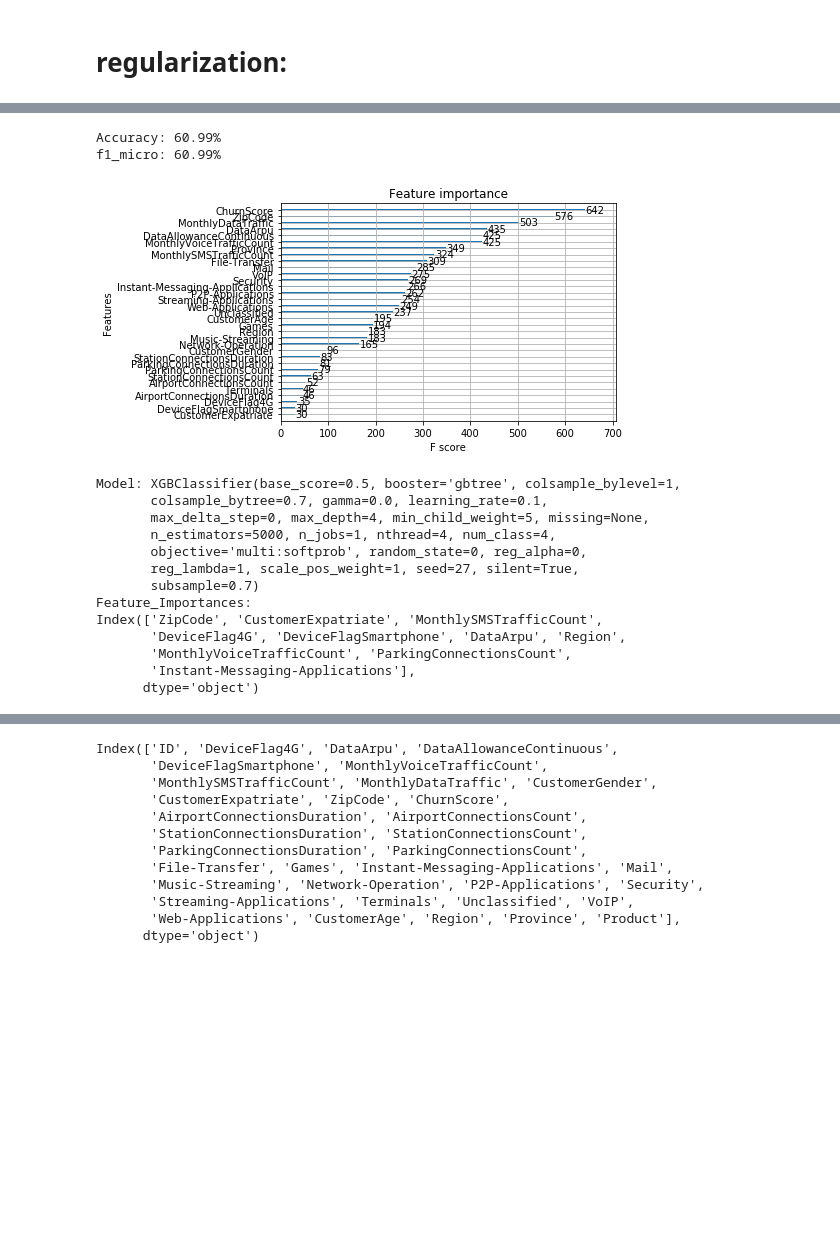
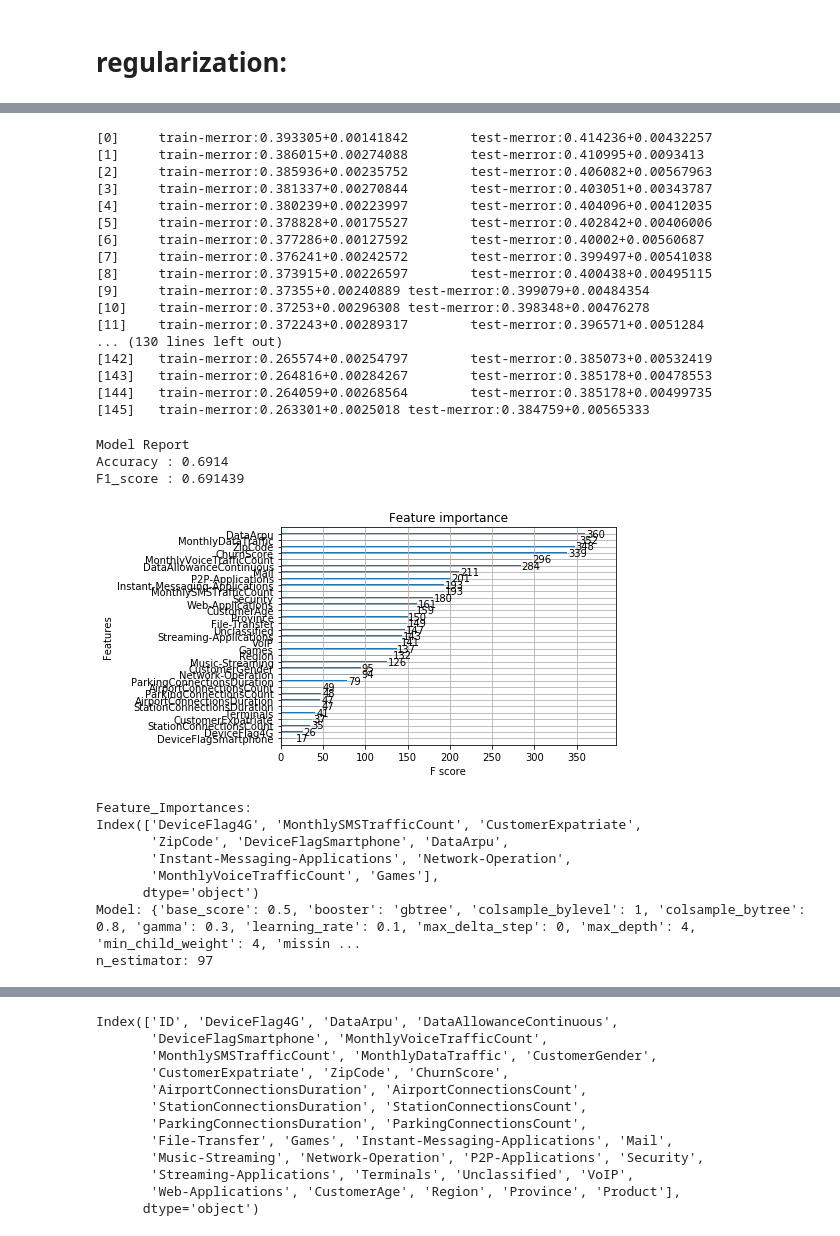
Before and after one commit to EugenioTL/Vodafone_Challenge, a Jupyter notebook: XGBoost_Tuning.ipynb, the cells around one changed output, grey strips where cells are left out. Cells and saved outputs as stored; diff of their text form; code cells hidden in the pictures; blank space fills up the shorter version.

```diff
--- a/XGBoost_Tuning.ipynb
+++ b/XGBoost_Tuning.ipynb
@@ -340,7 +420,7 @@ param_test4 = {
     'subsample':[i/10.0 for i in range(6,10)],
     'colsample_bytree':[i/10.0 for i in range(6,10)]
 }
-gsearch4 = GridSearchCV(estimator = XGBClassifier( learning_rate =learning_rate, n_estimators=177, max_depth=max_depth,
+gsearch4 = GridSearchCV(estimator = XGBClassifier( learning_rate =learning_rate, n_estimators=n_estimators, max_depth=max_depth,
                                         min_child_weight=min_child_weight, gamma=gamma, subsample=subsample, colsample_bytree=colsample_bytree,
                                         objective='multi:softprob', num_class=4, nthread=4, scale_pos_weight=1,seed=27),
                        param_grid = param_test4, scoring='f1_micro',n_jobs=4,iid=False, cv=cv, verbose=1)
@@ -379,9 +459,9 @@ subsample,colsample_bytree
 #Choose all predictors except target & IDcols
 param_test5 = {
     'subsample':[i/100.0 for i in range(int(subsample*100-5),int(subsample*100+5),5)],
-    'colsample_bytree':[i/100.0 for i in range(int(subsample*100-5),int(subsample*100+5),5)]
+    'colsample_bytree':[i/100.0 for i in range(int(colsample_bytree*100-5),int(colsample_bytree*100+5),5)]
 }
-gsearch5 = GridSearchCV(estimator = XGBClassifier( learning_rate =learning_rate, n_estimators=177, max_depth=max_depth,
+gsearch5 = GridSearchCV(estimator = XGBClassifier( learning_rate =learning_rate, n_estimators=n_estimators, max_depth=max_depth,
                                         min_child_weight=min_child_weight, gamma=gamma, subsample=subsample, colsample_bytree=colsample_bytree,
                                         objective='multi:softprob', num_class=4, nthread=4, scale_pos_weight=1,seed=27),
                        param_grid = param_test5, scoring='f1_micro',n_jobs=4,iid=False, cv=cv, verbose=1)
@@ -437,7 +517,7 @@ reg_alpha
 param_test7 = {
     'reg_alpha':[0, 0.001, 0.005, 0.01, 0.05]
 }
-gsearch7 = GridSearchCV(estimator = XGBClassifier( learning_rate =learning_rate, n_estimators=177, max_depth=max_depth,
+gsearch7 = GridSearchCV(estimator = XGBClassifier( learning_rate =learning_rate, n_estimators=n_estimators, max_depth=max_depth,
                                         min_child_weight=min_child_weight, gamma=gamma, subsample=subsample, colsample_bytree=colsample_bytree,
                                         objective='multi:softprob', num_class=4, nthread=4, scale_pos_weight=1,seed=27),
                        param_grid = param_test7, scoring='f1_micro',n_jobs=4,iid=False, cv=cv,verbose=1)
@@ -473,5 +553,5 @@ xgb3 = XGBClassifier(
         nthread=4,
         scale_pos_weight=1,
         seed=27)
-modelfit(xgb3, train, test, predictors)
+n_estimators = modelfit(xgb3, train, predictors)
 # %% [output]
@@ -494,33 +587,46 @@ Index(['ZipCode', 'CustomerExpatriate', 'MonthlySMSTrafficCount',
 # %%
 xgb4 = XGBClassifier(
-        learning_rate =learning_rate,
-        n_estimators=5000,
+        learning_rate =0.1,
+        n_estimators=209,
         max_depth=max_depth,
         min_child_weight=min_child_weight,
         gamma=gamma,
         subsample=subsample,
         colsample_bytree=colsample_bytree,
         reg_alpha=reg_alpha,
         objective='multi:softprob',
         num_class=4,
         nthread=4,
         scale_pos_weight=1,
         seed=27)
-modelfit(xgb4, train, test, predictors)
+n_estimators = modelfit(xgb4, train, predictors)
 # %% [output]
-Accuracy: 60.99%
-f1_micro: 60.99%
+[0]     train-merror:0.393305+0.00141842        test-merror:0.414236+0.00432257
+[1]     train-merror:0.386015+0.00274088        test-merror:0.410995+0.0093413
+[2]     train-merror:0.385936+0.00235752        test-merror:0.406082+0.00567963
+[3]     train-merror:0.381337+0.00270844        test-merror:0.403051+0.00343787
+[4]     train-merror:0.380239+0.00223997        test-merror:0.404096+0.00412035
+[5]     train-merror:0.378828+0.00175527        test-merror:0.402842+0.00406006
+[6]     train-merror:0.377286+0.00127592        test-merror:0.40002+0.00560687
+[7]     train-merror:0.376241+0.00242572        test-merror:0.399497+0.00541038
+[8]     train-merror:0.373915+0.00226597        test-merror:0.400438+0.00495115
+[9]     train-merror:0.37355+0.00240889 test-merror:0.399079+0.00484354
+[10]    train-merror:0.37253+0.00296308 test-merror:0.398348+0.00476278
+[11]    train-merror:0.372243+0.00289317        test-merror:0.396571+0.0051284
+... (130 lines left out)
+[142]   train-merror:0.265574+0.00254797        test-merror:0.385073+0.00532419
+[143]   train-merror:0.264816+0.00284267        test-merror:0.385178+0.00478553
+[144]   train-merror:0.264059+0.00268564        test-merror:0.385178+0.00499735
+[145]   train-merror:0.263301+0.0025018 test-merror:0.384759+0.00565333
+Model Report
+Accuracy : 0.6914
+F1_score : 0.691439
-[figure, old version]
+[figure, new version]
-Model: XGBClassifier(base_score=0.5, booster='gbtree', colsample_bylevel=1,
-       colsample_bytree=0.7, gamma=0.0, learning_rate=0.1,
-       max_delta_step=0, max_depth=4, min_child_weight=5, missing=None,
-       n_estimators=5000, n_jobs=1, nthread=4, num_class=4,
-       objective='multi:softprob', random_state=0, reg_alpha=0,
-       reg_lambda=1, scale_pos_weight=1, seed=27, silent=True,
-       subsample=0.7)
-Feature_Importances:
-Index(['ZipCode', 'CustomerExpatriate', 'MonthlySMSTrafficCount',
-       'DeviceFlag4G', 'DeviceFlagSmartphone', 'DataArpu', 'Region',
-       'MonthlyVoiceTrafficCount', 'ParkingConnectionsCount',
-       'Instant-Messaging-Applications'],
-      dtype='object')
+Feature_Importances:
+Index(['DeviceFlag4G', 'MonthlySMSTrafficCount', 'CustomerExpatriate',
+       'ZipCode', 'DeviceFlagSmartphone', 'DataArpu',
+       'Instant-Messaging-Applications', 'Network-Operation',
+       'MonthlyVoiceTrafficCount', 'Games'],
+      dtype='object')
+Model: {'base_score': 0.5, 'booster': 'gbtree', 'colsample_bylevel': 1, 'colsample_bytree': 0.8, 'gamma': 0.3, 'learning_rate': 0.1, 'max_delta_step': 0, 'max_depth': 4, 'min_child_weight': 4, 'missin ...
+n_estimator: 97
```
Also changed, not shown: parts of 38 cells of this notebook, 5 other files.
